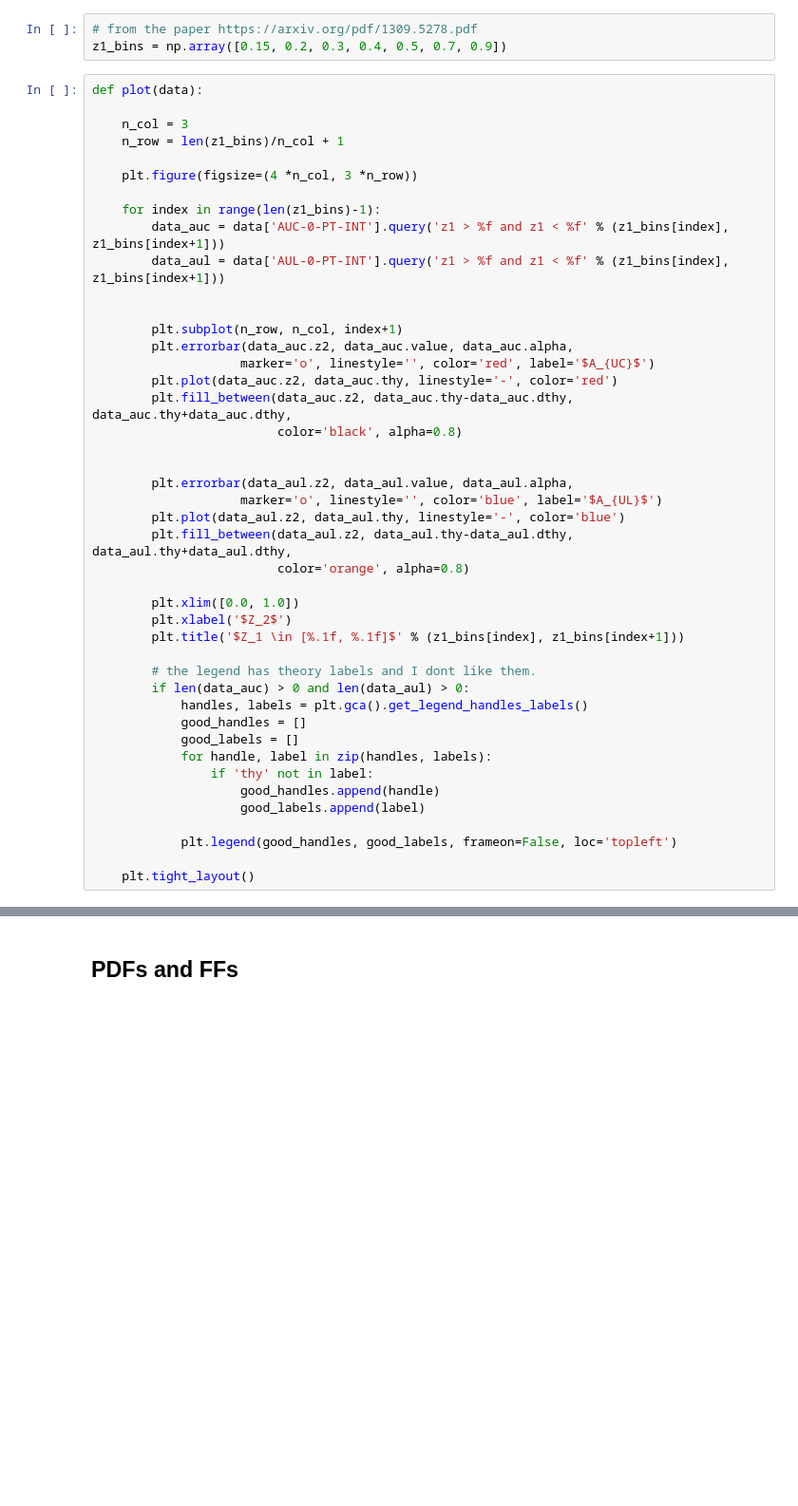
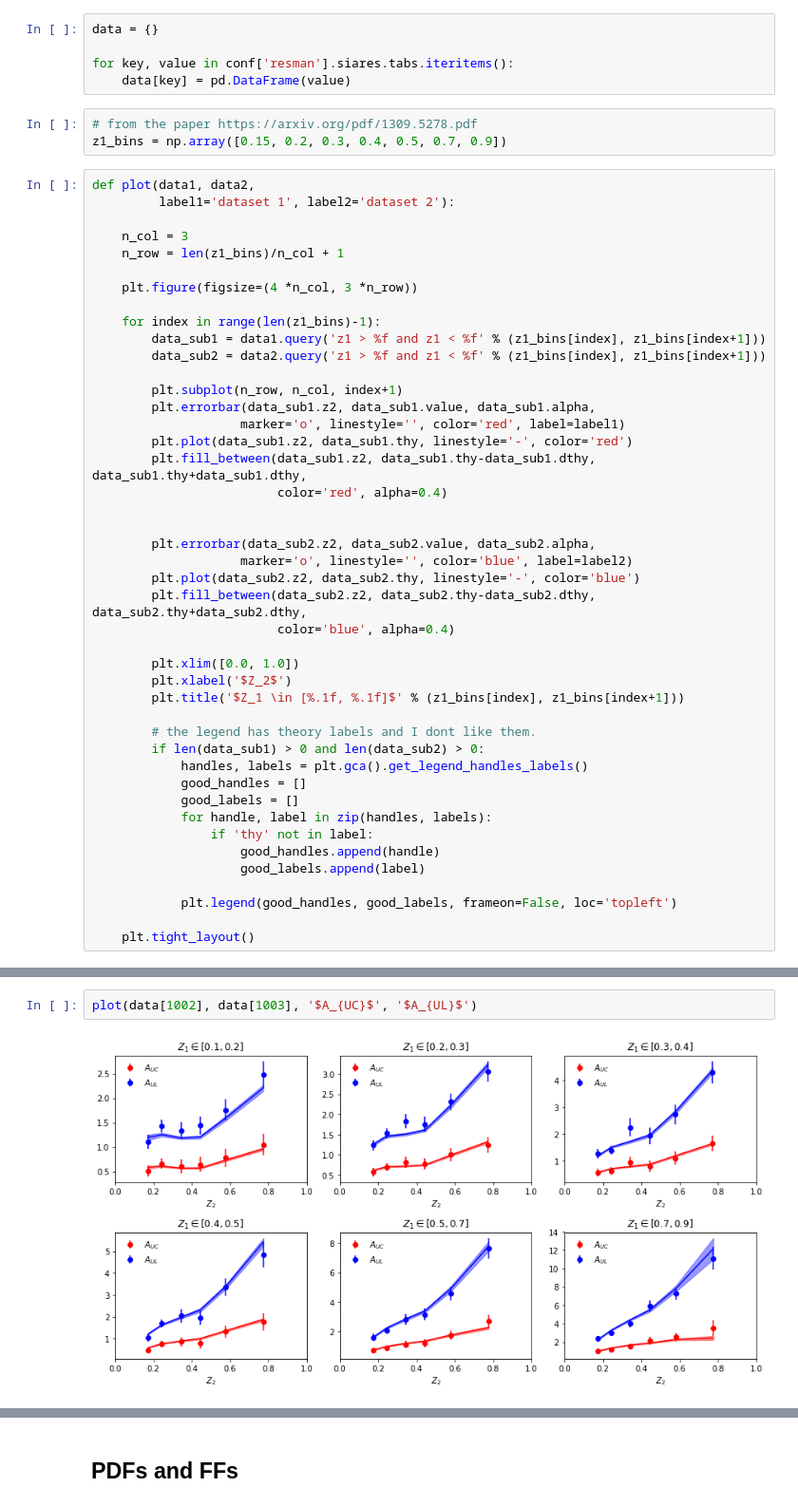
Before and after one commit to zack0179/transfer, a Jupyter notebook: fitlab/notebooks/sia_pion_MC.ipynb, the cells around one changed output, grey strips where cells are left out. Shown at 95% size. Saved outputs shown, nothing was run; the diff lists cells and outputs as text; blank space fills up the shorter version.

Commit message:
Fixing plotting in SIA notebook

```diff
--- a/fitlab/notebooks/sia_pion_MC.ipynb
+++ b/fitlab/notebooks/sia_pion_MC.ipynb
@@ -343,8 +320,14 @@ Collaboration: belle, Observerable: AUL-0-PT-INT, Points: 16
+# %%
+data = {}
+
+for key, value in conf['resman'].siares.tabs.iteritems():
+    data[key] = pd.DataFrame(value)
 # %%
 # from the paper https://arxiv.org/pdf/1309.5278.pdf
 z1_bins = np.array([0.15, 0.2, 0.3, 0.4, 0.5, 0.7, 0.9])
 # %%
-def plot(data):
+def plot(data1, data2,
+         label1='dataset 1', label2='dataset 2'):
 
     n_col = 3
     n_row = len(z1_bins)/n_col + 1
@@ -352,30 +335,29 @@ def plot(data):
     plt.figure(figsize=(4 *n_col, 3 *n_row))
 
     for index in range(len(z1_bins)-1):
-        data_auc = data['AUC-0-PT-INT'].query('z1 > %f and z1 < %f' % (z1_bins[index], z1_bins[index+1]))
-        data_aul = data['AUL-0-PT-INT'].query('z1 > %f and z1 < %f' % (z1_bins[index], z1_bins[index+1]))
+        data_sub1 = data1.query('z1 > %f and z1 < %f' % (z1_bins[index], z1_bins[index+1]))
+        data_sub2 = data2.query('z1 > %f and z1 < %f' % (z1_bins[index], z1_bins[index+1]))
+
+        plt.subplot(n_row, n_col, index+1)
+        plt.errorbar(data_sub1.z2, data_sub1.value, data_sub1.alpha,
+                    marker='o', linestyle='', color='red', label=label1)
+        plt.plot(data_sub1.z2, data_sub1.thy, linestyle='-', color='red')
+        plt.fill_between(data_sub1.z2, data_sub1.thy-data_sub1.dthy, data_sub1.thy+data_sub1.dthy,
+                         color='red', alpha=0.4)
 
 
-        plt.subplot(n_row, n_col, index+1)
-        plt.errorbar(data_auc.z2, data_auc.value, data_auc.alpha,
-                    marker='o', linestyle='', color='red', label='$A_{UC}$')
-        plt.plot(data_auc.z2, data_auc.thy, linestyle='-', color='red')
-        plt.fill_between(data_auc.z2, data_auc.thy-data_auc.dthy, data_auc.thy+data_auc.dthy,
-                         color='black', alpha=0.8)
-
-
-        plt.errorbar(data_aul.z2, data_aul.value, data_aul.alpha,
-                    marker='o', linestyle='', color='blue', label='$A_{UL}$')
-        plt.plot(data_aul.z2, data_aul.thy, linestyle='-', color='blue')
-        plt.fill_between(data_aul.z2, data_aul.thy-data_aul.dthy, data_aul.thy+data_aul.dthy,
-                         color='orange', alpha=0.8)
+        plt.errorbar(data_sub2.z2, data_sub2.value, data_sub2.alpha,
+                    marker='o', linestyle='', color='blue', label=label2)
+        plt.plot(data_sub2.z2, data_sub2.thy, linestyle='-', color='blue')
+        plt.fill_between(data_sub2.z2, data_sub2.thy-data_sub2.dthy, data_sub2.thy+data_sub2.dthy,
+                         color='blue', alpha=0.4)
 
         plt.xlim([0.0, 1.0])
         plt.xlabel('$Z_2$')
         plt.title('$Z_1 \in [%.1f, %.1f]$' % (z1_bins[index], z1_bins[index+1]))
 
         # the legend has theory labels and I dont like them.
-        if len(data_auc) > 0 and len(data_aul) > 0:
+        if len(data_sub1) > 0 and len(data_sub2) > 0:
             handles, labels = plt.gca().get_legend_handles_labels()
             good_handles = []
             good_labels = []
@@ -397,0 +384,4 @@ plot(data['belle'])
+# %%
+plot(data[1002], data[1003], '$A_{UC}$', '$A_{UL}$')
+# %% [output]
+[figure, added]
```
Also changed, not shown: parts of 15 cells of this notebook.
